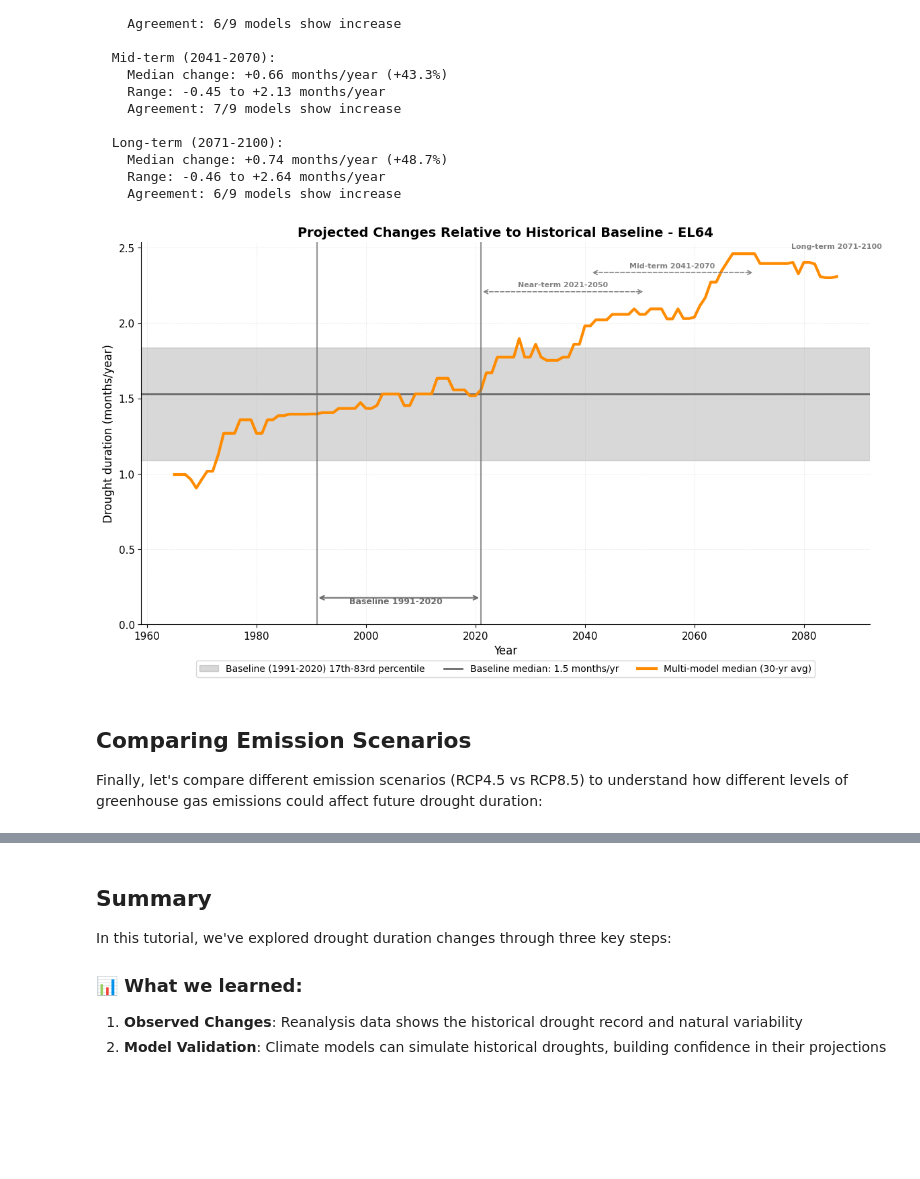
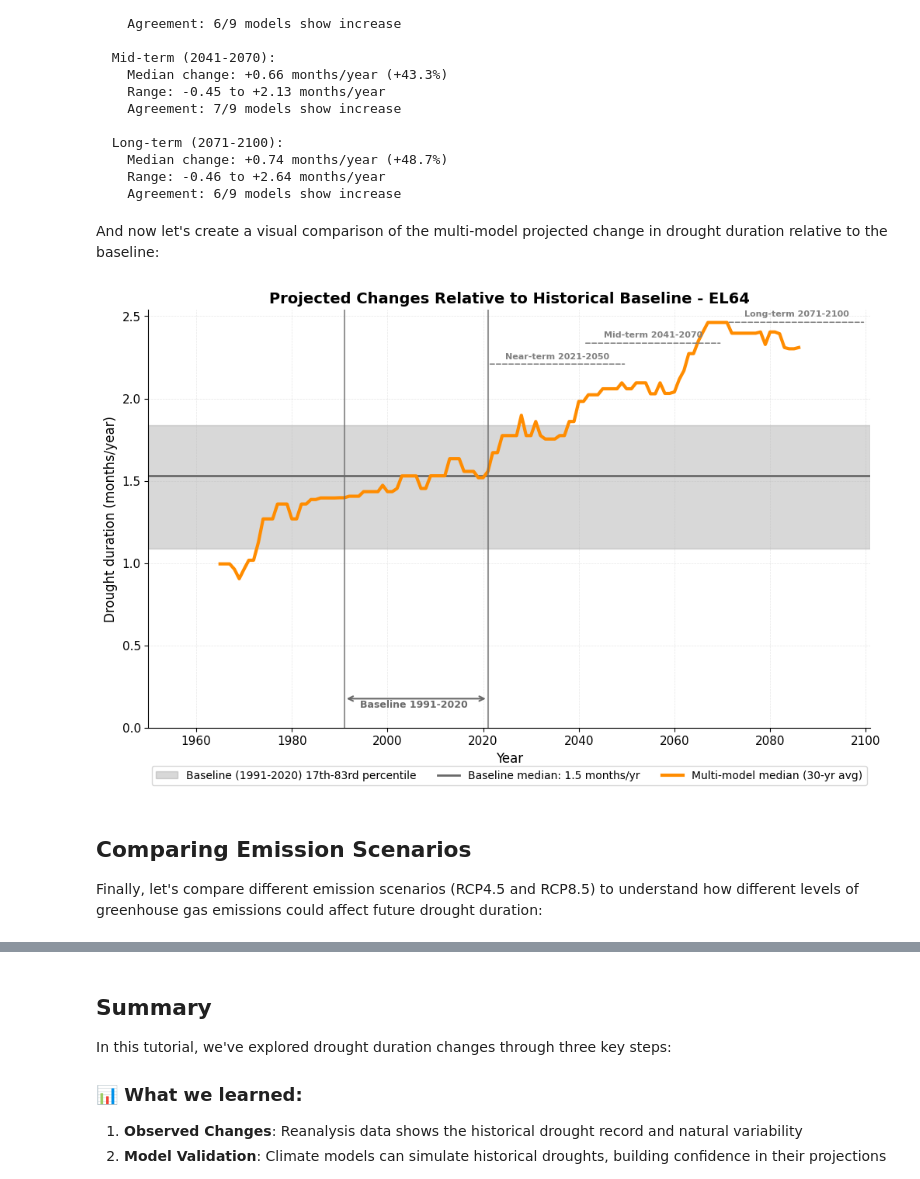
Before and after one commit to ecmwf-training/drought-exposure, a Jupyter notebook: tutorials/drought_duration.ipynb, the cells around one changed output, grey strips where cells are left out. Drawn from its saved outputs; the diff is of its cells as text; code cells hidden in the pictures; blank space fills up the shorter version.

Commit message:
docs: update text, fix missing arrows etc.

```diff
--- a/tutorials/drought_duration.ipynb
+++ b/tutorials/drought_duration.ipynb
@@ -377,6 +384,8 @@ Projected changes (RCP4.5) from baseline:
     Median change: +0.74 months/year (+48.7%)
     Range: -0.46 to +2.64 months/year
     Agreement: 6/9 models show increase
+# %% [markdown]
+And now let's create a visual comparison of the multi-model projected change in drought duration relative to the baseline:
 # %%
 # Create a visual comparison
 fig, ax = plt.subplots(figsize=(12, 7))
@@ -395,58 +404,60 @@ ensemble_rolling = ensemble_median.set_index('time')['dmd'].rolling(window=rolli
 ax.plot(ensemble_rolling.index, ensemble_rolling.values,
         color='darkorange', linewidth=3, label=f'Multi-model median ({rolling_window}-yr avg)')
 
-# Mark baseline period with vertical bars
-ax.axvline(pd.Timestamp(f'{baseline_start}-01-01'), color='dimgray', linestyle='-', linewidth=1.5, alpha=0.7)
-ax.axvline(pd.Timestamp(f'{baseline_end}-12-31'), color='dimgray', linestyle='-', linewidth=1.5, alpha=0.7)
+# Set x-axis limits to extend to 2100
+ax.set_xlim(left=pd.Timestamp('1950-01-01'), right=pd.Timestamp('2100-12-31'))
 
 # Set y-axis limit first to ensure consistent positioning
 ax.set_ylim(bottom=0)  # Drought duration cannot be negative
 
-# Add horizontal arrow showing baseline extent at bottom
+# baseline: mark baseline period with vertical bars
+ax.axvline(pd.Timestamp(f'{baseline_start}-01-01'), color='dimgray', linestyle='-', linewidth=1.5, alpha=0.7)
+ax.axvline(pd.Timestamp(f'{baseline_end}-12-31'), color='dimgray', linestyle='-', linewidth=1.5, alpha=0.7)
+# baseline: add horizontal arrow showing baseline extent at bottom
 y_min = ax.get_ylim()[0]
 y_max = ax.get_ylim()[1]
 y_bottom = y_min + (y_max - y_min) * 0.07
 baseline_mid = baseline_start + (baseline_end - baseline_start) // 2
 ax.annotate('', xy=(pd.Timestamp(f'{baseline_end}-12-31'), y_bottom),
             xytext=(pd.Timestamp(f'{baseline_start}-01-01'), y_bottom),
             arrowprops=dict(arrowstyle='<->', color='dimgray', lw=1.5))
-ax.text(pd.Timestamp(f'{baseline_mid}-06-30'), y_bottom * 1.03, f'Baseline {baseline_start}-{baseline_end}',
+ax.text(pd.Timestamp(f'{baseline_mid}-06-30'), y_bottom * 0.95, f'Baseline {baseline_start}-{baseline_end}',
         ha='center', va='top', fontsize=9, color='dimgray', fontweight='bold')
 
-# Mark future periods with horizontal arrows at different heights (reversed order: long-term highest)
+# projections: mark future periods with horizontal arrows at different heights (reversed order: long-term highest)
+ax.set_xlim(left=pd.Timestamp('1950-01-01'), right=pd.Timestamp('2100-12-31'))
 period_info = [
-    ('2071-01-01', '2100-12-31', 'Long-term 2071-2100', 0.97),
-    ('2041-01-01', '2070-12-31', 'Mid-term 2041-2070', 0.92),
-    ('2021-01-01', '2050-12-31', 'Near-term 2021-2050', 0.87)
+    ('2071-01-01', '2099-12-31', 'Long-term 2071-2100', 0.97),
+    ('2041-01-01', '2069-12-31', 'Mid-term 2041-2070', 0.92),
+    ('2021-01-01', '2049-12-31', 'Near-term 2021-2050', 0.87)
 ]
-
 for start_date, end_date, label, height_factor in period_info:
     y_pos = y_max * height_factor
     ax.annotate('', xy=(pd.Timestamp(end_date), y_pos),
                 xytext=(pd.Timestamp(start_date), y_pos),
-                arrowprops=dict(arrowstyle='<->', color='gray', lw=1.1, linestyle='--'))
+                arrowprops=dict(arrowstyle='-', color='gray', lw=1.1, linestyle='--'))
     # Calculate midpoint for text
     mid_date = pd.Timestamp(start_date) + (pd.Timestamp(end_date) - pd.Timestamp(start_date)) / 2
     ax.text(mid_date, y_pos * 1.01, label,
             ha='center', va='bottom', fontsize=8, color='gray', fontweight='bold')
 
 ax.set_xlabel('Year', fontsize=12)
 ax.set_ylabel('Drought duration (months/year)', fontsize=12)
 ax.set_title(f'Projected Changes Relative to Historical Baseline - {admin_id}',
              fontsize=14, fontweight='bold')
 ax.legend(loc='lower center', bbox_to_anchor=(0.5, -0.15), ncol=3, fontsize=10, frameon=True)
 ax.grid(True, alpha=0.3, linestyle='--', linewidth=0.5)
 ax.spines['top'].set_visible(False)
 ax.spines['right'].set_visible(False)
 
-plt.tight_layout()
+#plt.tight_layout()
 plt.show()
 # %% [output]
-[figure, old version]
+[figure, new version]
 # %% [markdown]
 ## Comparing Emission Scenarios
 
-Finally, let's compare different emission scenarios (RCP4.5 vs RCP8.5) to understand how different levels of greenhouse gas emissions could affect future drought duration:
+Finally, let's compare different emission scenarios (RCP4.5 and RCP8.5) to understand how different levels of greenhouse gas emissions could affect future drought duration:
 # %%
 # Prepare data for both scenarios
 rcp85_df = proj_df[proj_df['scenario'] == 'RCP8_5'].copy()
```
Also changed, not shown: parts of 9 cells of this notebook.
